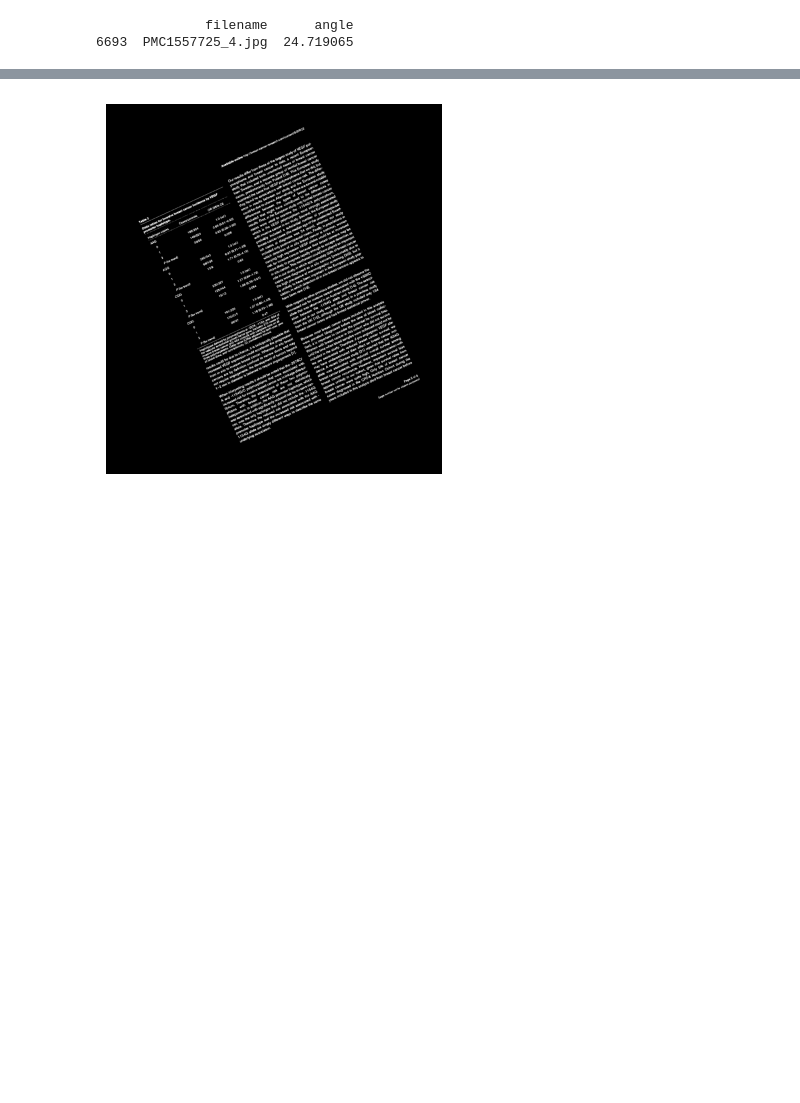
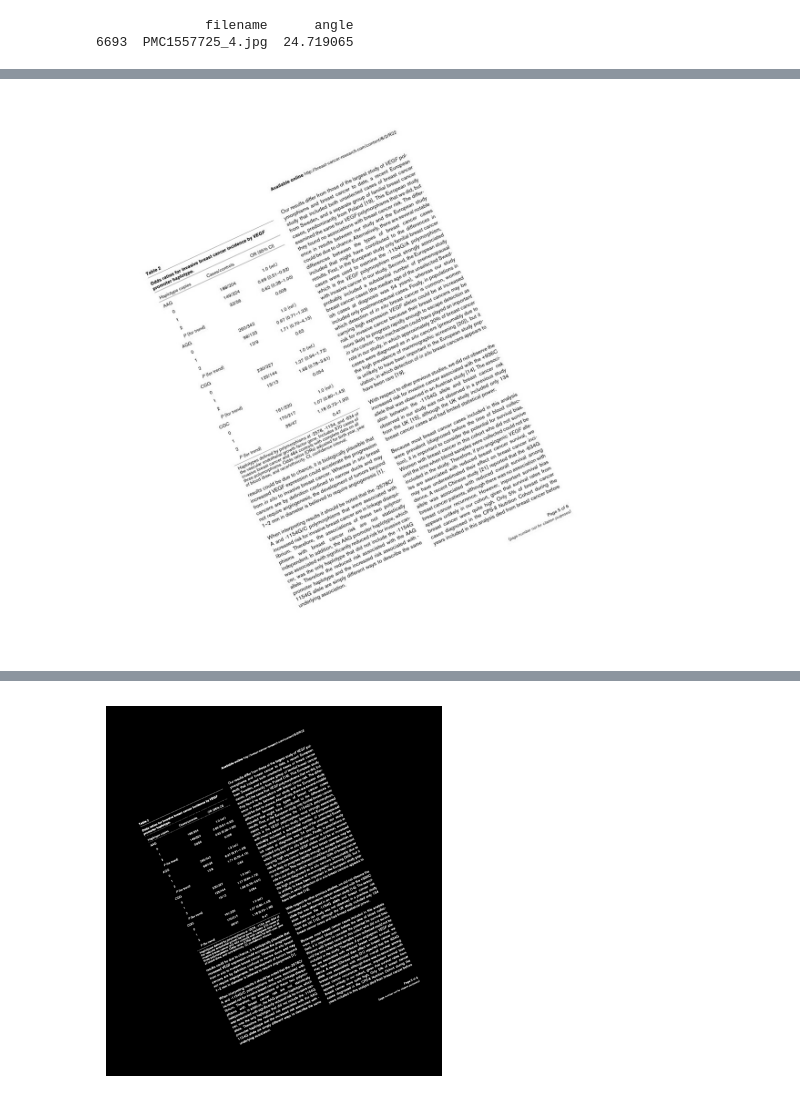
Before and after one commit to sreesankar711/TabDetExt, a Jupyter notebook: skew_cv.ipynb, the cells around one changed output, grey strips where cells are left out. Cells and saved outputs as stored; diff of their text form; code cells hidden in the pictures; blank space fills up the shorter version.

```diff
--- a/skew_cv.ipynb
+++ b/skew_cv.ipynb
@@ -46,0 +50,5 @@ get_rotation_angle(image_path)
+# %%
+image = Image.open(image_path)
+image
+# %% [output]
+[figure, added]
```
Also changed, not shown: parts of 6 cells of this notebook, 51 other files.
